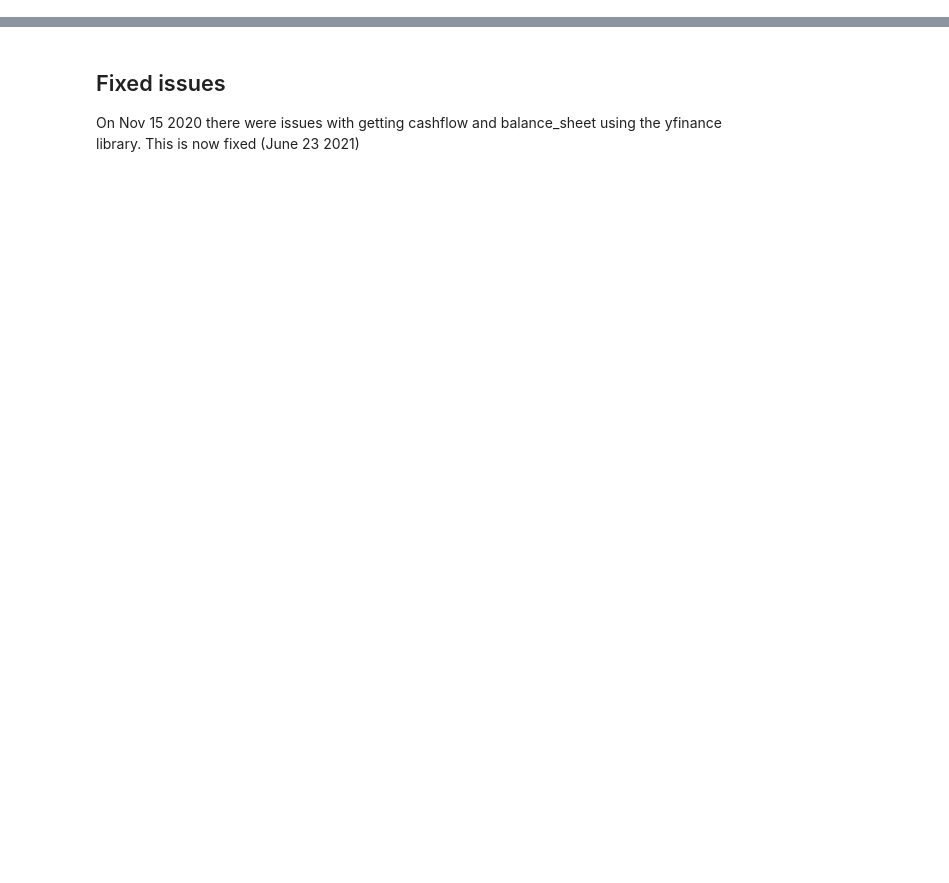
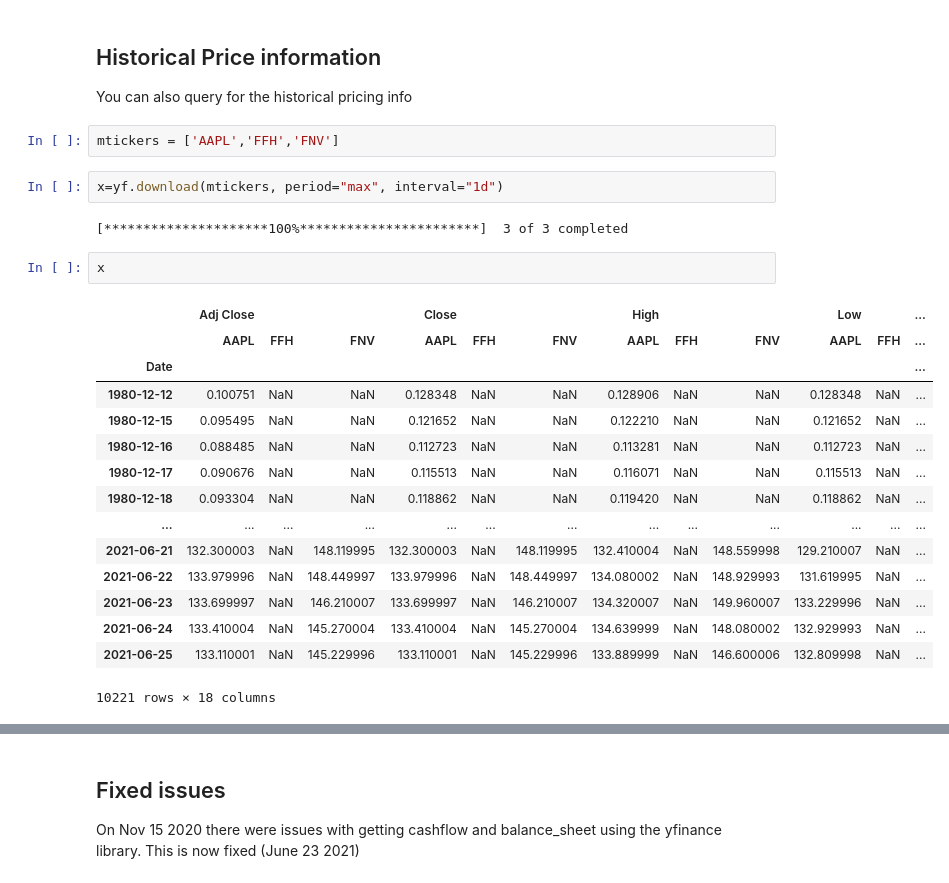
Before and after one commit to gt6334a/pystocks, a Jupyter notebook: yfinance.ipynb, the cells around one changed output, grey strips where cells are left out. Cells and saved outputs as stored; diff of their text form; blank space fills up the shorter version.

```diff
--- a/yfinance.ipynb
+++ b/yfinance.ipynb
@@ -26 +100,28 @@ keys.info
+# %% [markdown]
+## Historical Price information
+You can also query for the historical pricing info
+# %%
+mtickers = ['AAPL','FFH','FNV']
+# %%
+x=yf.download(mtickers, period="max", interval="1d")
+# %% [output]
+[*********************100%***********************]  3 of 3 completed
+# %%
+x
+# %% [output]
+|  | Adj Close |  |  | Close |  |  | High |  |  | Low |  | ... |
+|  | AAPL | FFH | FNV | AAPL | FFH | FNV | AAPL | FFH | FNV | AAPL | FFH | ... |
+| Date |  |  |  |  |  |  |  |  |  |  |  | ... |
+| 1980-12-12 | 0.100751 | NaN | NaN | 0.128348 | NaN | NaN | 0.128906 | NaN | NaN | 0.128348 | NaN | ... |
+| 1980-12-15 | 0.095495 | NaN | NaN | 0.121652 | NaN | NaN | 0.122210 | NaN | NaN | 0.121652 | NaN | ... |
+| 1980-12-16 | 0.088485 | NaN | NaN | 0.112723 | NaN | NaN | 0.113281 | NaN | NaN | 0.112723 | NaN | ... |
+| 1980-12-17 | 0.090676 | NaN | NaN | 0.115513 | NaN | NaN | 0.116071 | NaN | NaN | 0.115513 | NaN | ... |
+| 1980-12-18 | 0.093304 | NaN | NaN | 0.118862 | NaN | NaN | 0.119420 | NaN | NaN | 0.118862 | NaN | ... |
+| ... | ... | ... | ... | ... | ... | ... | ... | ... | ... | ... | ... | ... |
+| 2021-06-21 | 132.300003 | NaN | 148.119995 | 132.300003 | NaN | 148.119995 | 132.410004 | NaN | 148.559998 | 129.210007 | NaN | ... |
+| 2021-06-22 | 133.979996 | NaN | 148.449997 | 133.979996 | NaN | 148.449997 | 134.080002 | NaN | 148.929993 | 131.619995 | NaN | ... |
+| 2021-06-23 | 133.699997 | NaN | 146.210007 | 133.699997 | NaN | 146.210007 | 134.320007 | NaN | 149.960007 | 133.229996 | NaN | ... |
+| 2021-06-24 | 133.410004 | NaN | 145.270004 | 133.410004 | NaN | 145.270004 | 134.639999 | NaN | 148.080002 | 132.929993 | NaN | ... |
+| 2021-06-25 | 133.110001 | NaN | 145.229996 | 133.110001 | NaN | 145.229996 | 133.889999 | NaN | 146.600006 | 132.809998 | NaN | ... |
+10221 rows × 18 columns
 # %%
```
Also changed, not shown: parts of 25 cells of this notebook.
